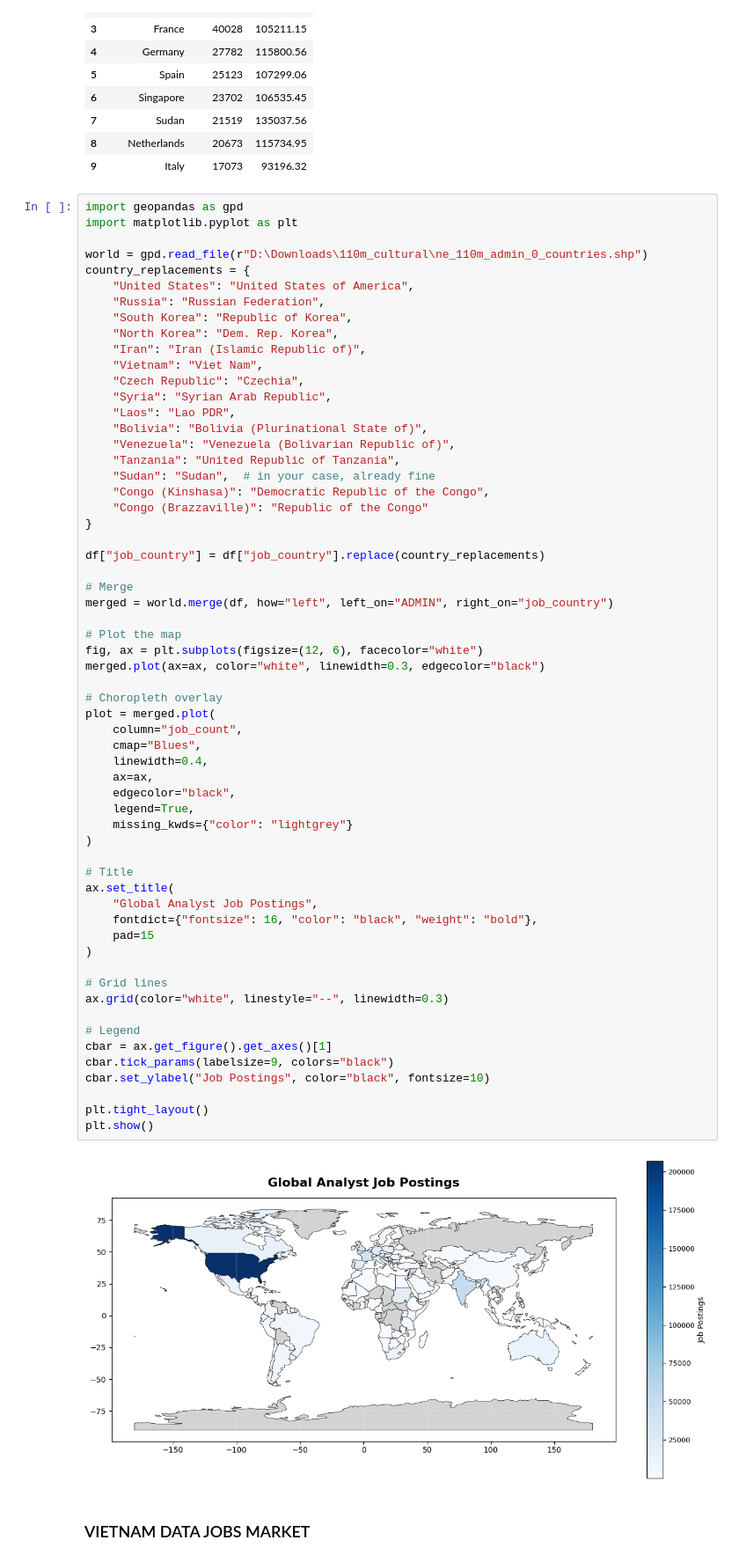
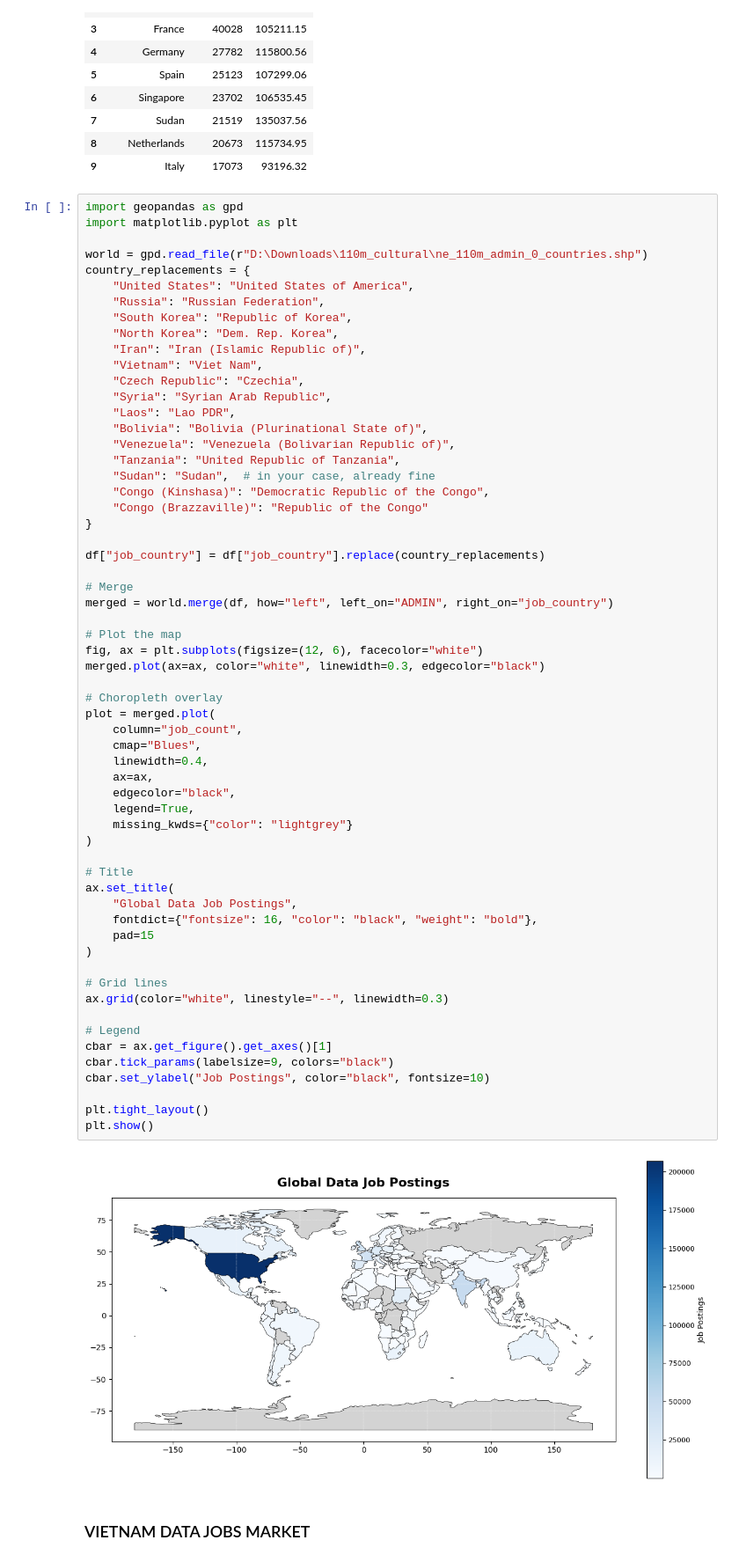
Before and after one commit to Nhido1105/SQL_Project_Analysis, a Jupyter notebook: project_sql/charts.ipynb, the cells around one changed output. Shown at 88% size. Cells and saved outputs as stored; diff of their text form.

```diff
--- a/project_sql/charts.ipynb
+++ b/project_sql/charts.ipynb
@@ -52,35 +52,35 @@ fig, ax = plt.subplots(figsize=(12, 6), facecolor="white")
 merged.plot(ax=ax, color="white", linewidth=0.3, edgecolor="black")
 
 # Choropleth overlay
 plot = merged.plot(
     column="job_count",
     cmap="Blues",
     linewidth=0.4,
     ax=ax,
     edgecolor="black",
     legend=True,
     missing_kwds={"color": "lightgrey"}
 )
 
 # Title
 ax.set_title(
-    "Global Analyst Job Postings",
+    "Global Data Job Postings",
     fontdict={"fontsize": 16, "color": "black", "weight": "bold"},
     pad=15
 )
 
 # Grid lines
 ax.grid(color="white", linestyle="--", linewidth=0.3)
 
 # Legend
 cbar = ax.get_figure().get_axes()[1]
 cbar.tick_params(labelsize=9, colors="black")
 cbar.set_ylabel("Job Postings", color="black", fontsize=10)
 
 plt.tight_layout()
 plt.show()
 # %% [output]
-[figure, old version]
+[figure, new version]
 # %% [markdown]
 ### VIETNAM DATA JOBS MARKET
 # %%
```
Also changed, not shown: 1 other file.
